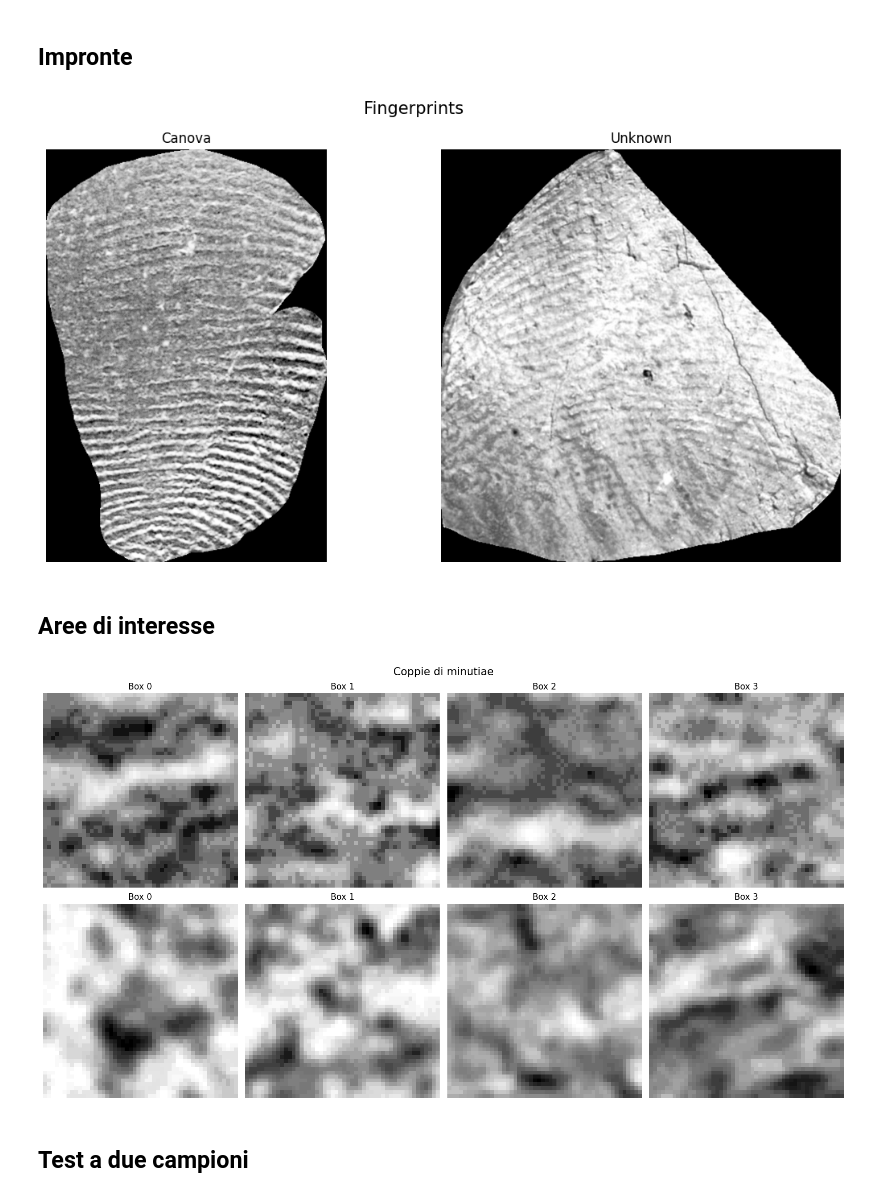
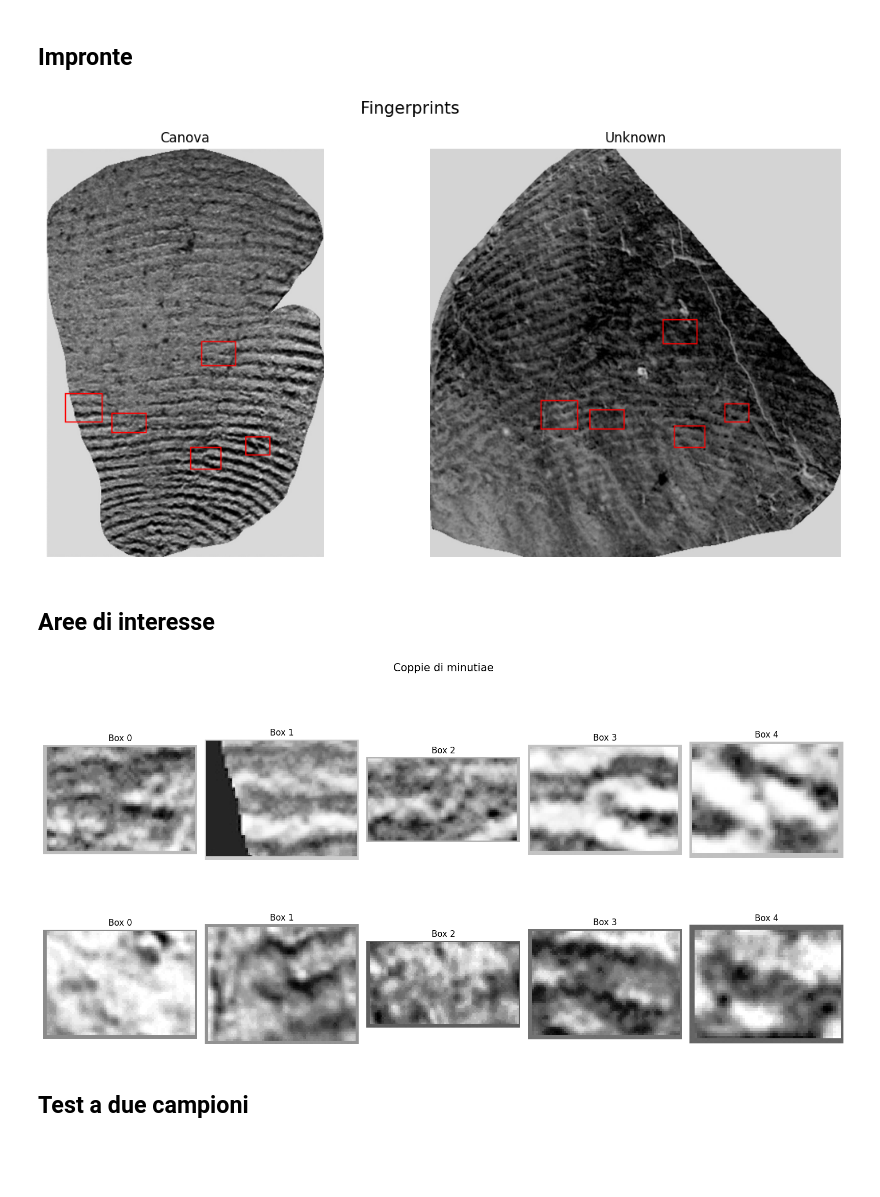
Before and after one commit to apiraccini/canova_fingerprints, a Jupyter notebook: final/analisi.ipynb, the cells around one changed output. Cells and saved outputs as stored; diff of their text form; code cells hidden in the pictures; blank space fills up the shorter version.

Commit message:
update with final images

```diff
--- a/final/analisi.ipynb
+++ b/final/analisi.ipynb
@@ -14,12 +14,12 @@ from PIL import Image
 # %% [markdown]
 ## Impronte
 # %%
-img_path = '../data/cropped/processed/'
+img_path = '../data/final/'
 fig_path = './figures/'
 
 images = [
-    Image.open(img_path + 'mc.bmp').convert('L'),
-    Image.open(img_path + 'sg.bmp').convert('L')
+    Image.open(img_path + 'sg_box.jpg'),
+    Image.open(img_path + 'mc_box.jpg')
 ]
 # %%
 # plot
@@ -34,6 +34,9 @@ for ax, im, tit in zip(axs.flat, images, ['Canova', 'Unknown']):
 fig.tight_layout()
 plt.savefig(fig_path + 'fingerprints.jpg')
 # %% [output]
-[figure, old version]
+[figure, new version]
+# %%
+# convert to greyscale
+images = [im.convert('L') for im in images]
 # %% [markdown]
 ## Aree di interesse
@@ -52,20 +43,45 @@ crops = [[np.array(im)[v[0]:v[1], v[2]:v[3]] for v in vertices] for im in images
+# %%
+# define boxes
+
+vertices1 = [
+    # y1 (topleft), y2, x1 (bottomright), x2
+    [491, 552, 395, 481], # box 1, in alto poi antiorario
+    [623, 695, 50, 142],
+    [673, 721, 168, 255],
+    [760, 815, 368, 445],
+    [733, 779, 508, 569]
+]
+
+vertices2 = [
+    [435, 496, 592, 678],
+    [640, 713, 282, 376],
+    [664, 713, 406, 493],
+    [705, 760, 621, 698],
+    [648, 695, 749, 810]
+]
+
+ncrops = len(vertices1)
+crops = [
+    [np.array(images[0])[v[0]:v[1], v[2]:v[3]] for v in vertices1],
+    [np.array(images[1])[v[0]:v[1], v[2]:v[3]] for v in vertices2]
+]
 # %%
 # plot boxes
 
-fig, axs = plt.subplots(2, 4, figsize = (16, 9))
+fig, axs = plt.subplots(2, 5, figsize = (16, 9))
 fig.suptitle('Coppie di minutiae', fontsize = 15)
 
 for i in range(len(crops)):
     for j in range(ncrops):
         im = crops[i][j]
         axs[i][j].imshow(im, cmap='Greys')
         axs[i][j].axis('off')
         axs[i][j].set_title(f'Box {j}')
 
 fig.tight_layout()
 plt.savefig(fig_path + 'paired_boxes.jpg')
 # %% [output]
-[figure, old version]
+[figure, new version]
 # %% [markdown]
 ## Test a due campioni
 # %%
```
Also changed, not shown: parts of 3 cells of this notebook, 2 other files.
